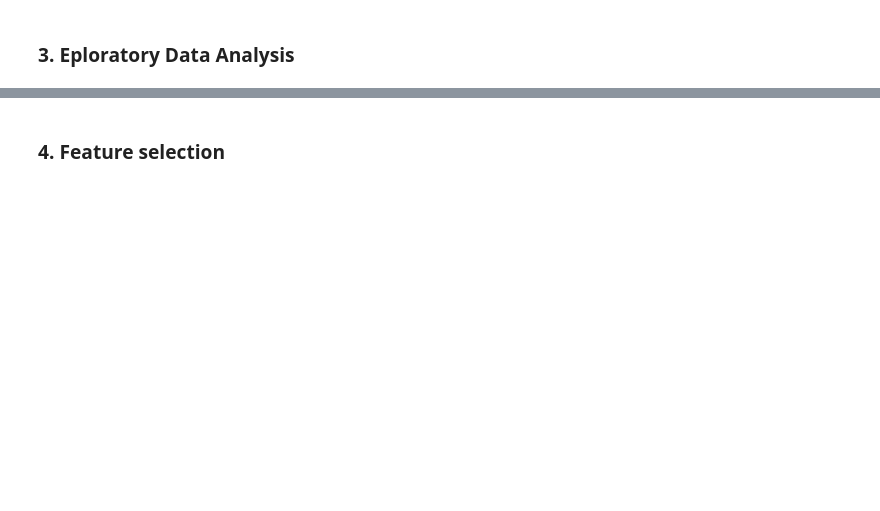
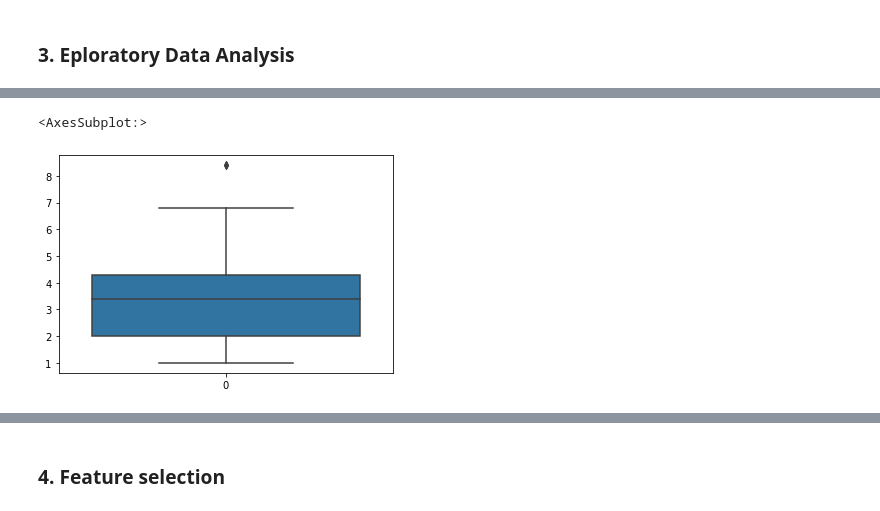
Before and after one commit to honghanhh/py40a12l2, a Jupyter notebook: lectures/lecture2/Linear_regression.ipynb, the cells around one changed output, grey strips where cells are left out. Saved outputs shown, nothing was run; the diff lists cells and outputs as text; code cells hidden in the pictures; blank space fills up the shorter version.

```diff
--- a/lectures/lecture2/Linear_regression.ipynb
+++ b/lectures/lecture2/Linear_regression.ipynb
@@ -33,0 +167,5 @@ In this notebook, we learn how to use `scikit-learn` to implement simple linear
+# %%
+sns.boxplot(data = df['ENGINESIZE'])
+# %% [output]
+<AxesSubplot:>
+[figure, added]
```
Also changed, not shown: parts of 17 cells of this notebook, 3 other files.
